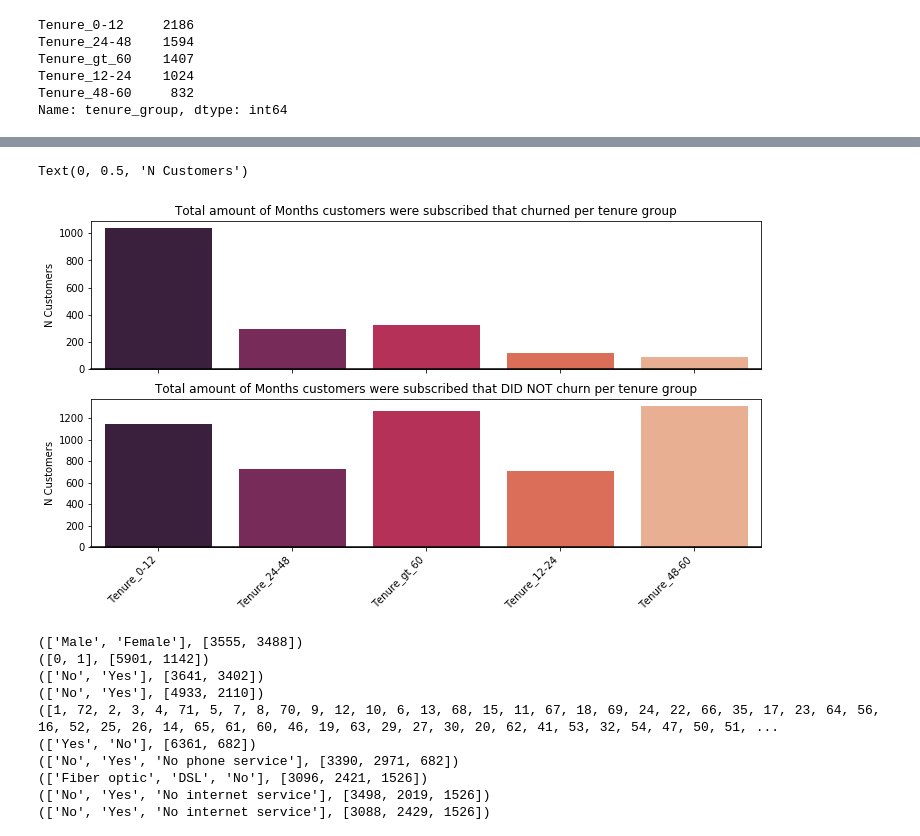
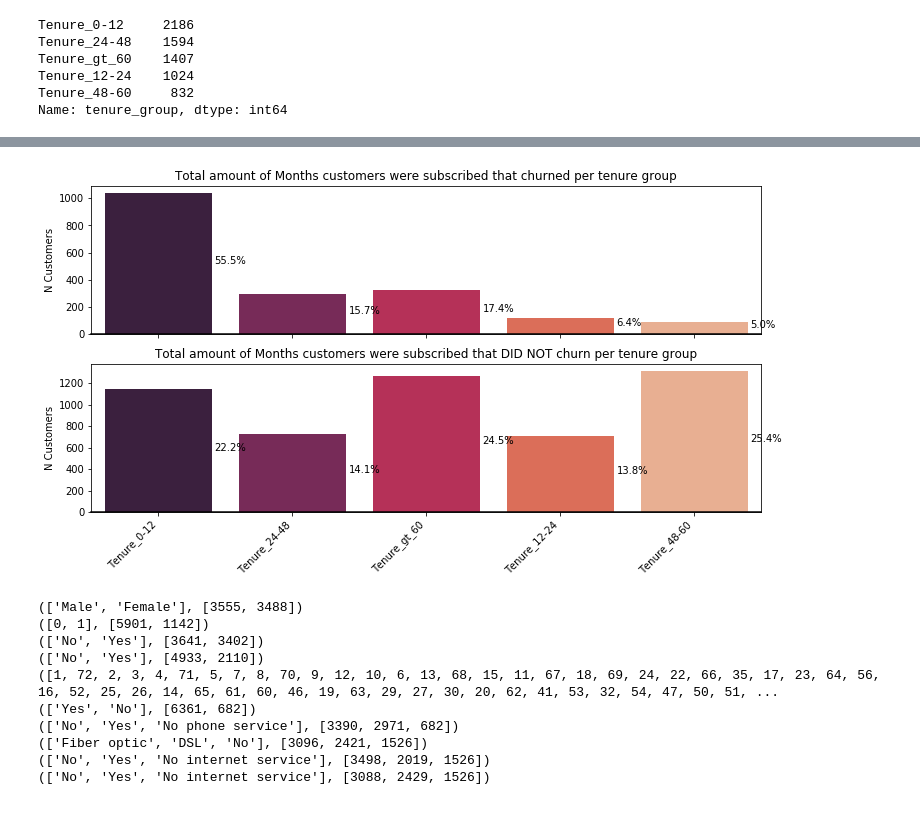
Before and after one commit to edab96/AI-and-Robotics-Project, a Jupyter notebook: Telco Churn EDA.ipynb, the cells around one changed output, grey strips where cells are left out. Cells and saved outputs as stored; diff of their text form; code cells hidden in the pictures.

```diff
--- a/Telco Churn EDA.ipynb
+++ b/Telco Churn EDA.ipynb
@@ -93,6 +93,15 @@ ax.set_title('Customers that have not churned vs. churned')
 ax.set_xticklabels(ax.get_xticklabels(), rotation=45, horizontalalignment='right')
 ax.set_ylabel("N Customers")
 
+TotalCustomers = len(df)
+total = TotalCustomers
+
+for p in ax.patches:
+        percentage = '{:.1f}%'.format(100 * p.get_height()/total)
+        x = p.get_x() + p.get_width() + 0.02
+        y = p.get_y() + p.get_height()/2
+        ax.annotate(percentage, (x,y))
+
 
 # We can see that the majority of customers did not churn.
 # 26.54 % of the customers churned.
@@ -135,5 +143,14 @@ ax.set_title('Total amount of Months customers were subscribed to the Telco Comp
 ax.set_xticklabels(ax.get_xticklabels(), rotation=45, horizontalalignment='right')
 ax.set_ylabel("N Customers")
 
+TotalCustomers = len(df)
+total = TotalCustomers
+
+for p in ax.patches:
+        percentage = '{:.1f}%'.format(100 * p.get_height()/total)
+        x = p.get_x() + p.get_width() + 0.02
+        y = p.get_y() + p.get_height()/2
+        ax.annotate(percentage, (x,y))
+
 # Most customers were subscribed 0 to 12 months. The longer the subscription time the less customers.
 # %% [output]
@@ -145,24 +161,41 @@ NoChurnPerTenureGroup = NoChurn.groupby(df['tenure_group']).value_counts().value
 # %%
 f, (ax, ax1) = plt.subplots(2,figsize=(12, 6),sharex=True)
 
 ax = sns.barplot(x=tenureGroups, y=ChurnPerTenureGroup, palette="rocket",ax=ax)
 ax.axhline(0, color="k", clip_on=False)
 ax.set_title('Total amount of Months customers were subscribed that churned per tenure group')
 ax.set_xticklabels(ax.get_xticklabels(), rotation=45, horizontalalignment='right')
 ax.set_ylabel("N Customers")
 
+TotalChurnPerTenureGroup = ChurnPerTenureGroup[0] + ChurnPerTenureGroup[1] + ChurnPerTenureGroup[2] + ChurnPerTenureGroup[3] + ChurnPerTenureGroup[4]
+total = TotalChurnPerTenureGroup
+
+for p in ax.patches:
+        percentage = '{:.1f}%'.format(100 * p.get_height()/total)
+        x = p.get_x() + p.get_width() + 0.02
+        y = p.get_y() + p.get_height()/2
+        ax.annotate(percentage, (x,y))
+
 ax1 = sns.barplot(x=tenureGroups, y=NoChurnPerTenureGroup, palette="rocket",ax=ax1)
 ax1.axhline(0, color="k", clip_on=False)
 ax1.set_title('Total amount of Months customers were subscribed that DID NOT churn per tenure group')
 ax1.set_xticklabels(ax1.get_xticklabels(), rotation=45, horizontalalignment='right')
 ax1.set_ylabel("N Customers")
 
+TotalNoChurnPerTenureGroup = NoChurnPerTenureGroup[0] + NoChurnPerTenureGroup[1] + NoChurnPerTenureGroup[2] + NoChurnPerTenureGroup[3] + NoChurnPerTenureGroup[4]
+total1 = TotalNoChurnPerTenureGroup
+
+for p in ax1.patches:
+        percentage = '{:.1f}%'.format(100 * p.get_height()/total1)
+        x = p.get_x() + p.get_width() + 0.02
+        y = p.get_y() + p.get_height()/2
+        ax1.annotate(percentage, (x,y))
+
 # We can observe the overall trend is customers that churn less often the longer they are subscribed.
 
 # Most churns happen in the segments 0-12 months, more than 60 months and 48-60 months.
 # %% [output]
-Text(0, 0.5, 'N Customers')
-[figure, old version]
+[figure, new version]
 # %%
 for column in df:
     new_arr = toLabelsAndValues(df,column)
```
Also changed, not shown: parts of 2 cells of this notebook.
